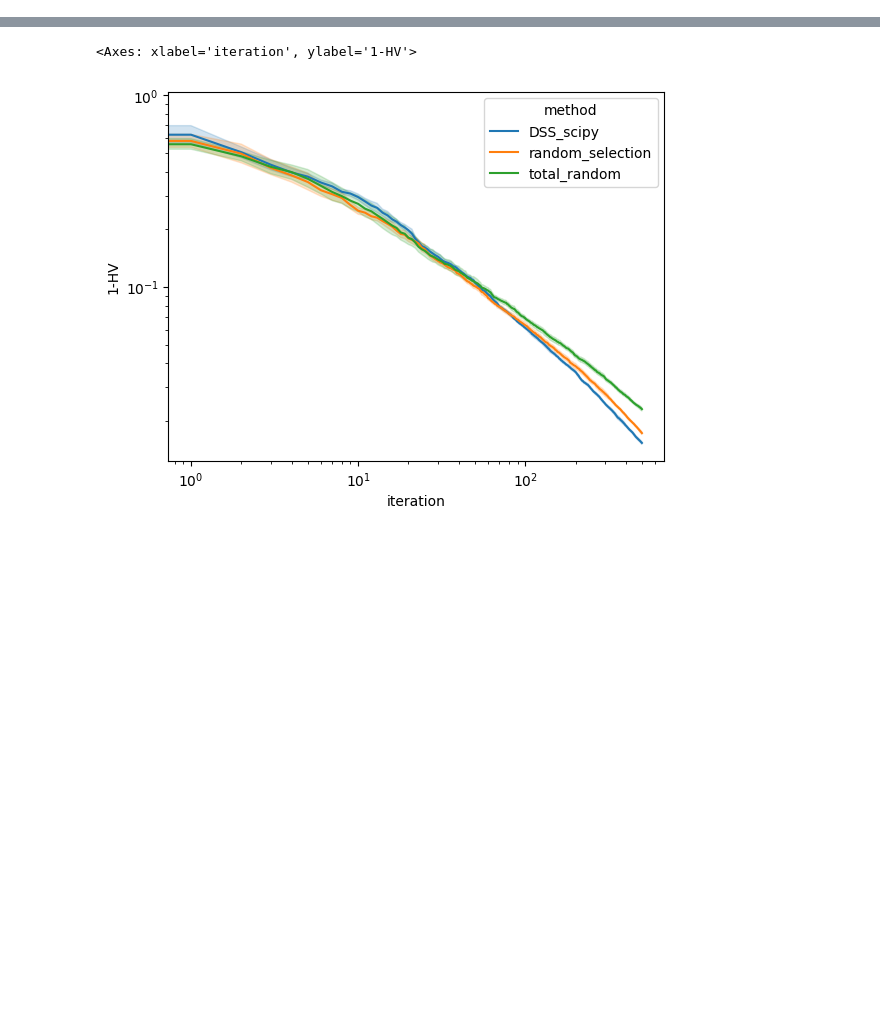
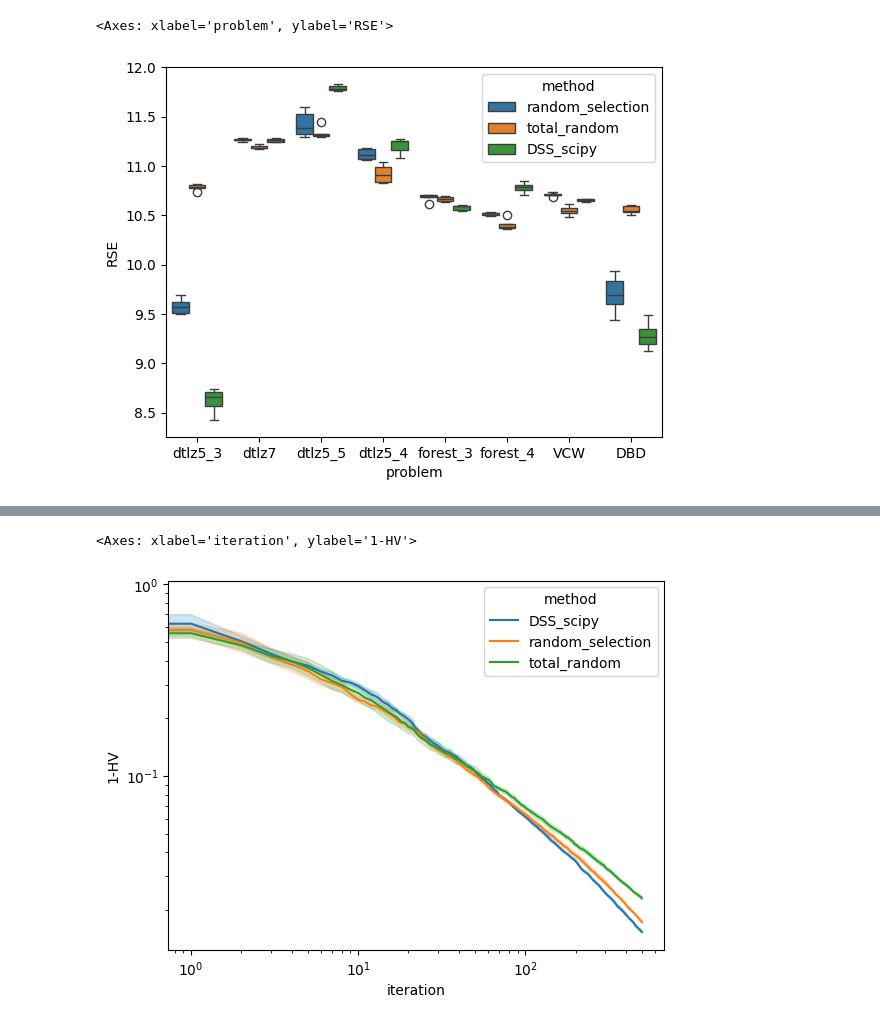
Before and after one commit to light-weaver/iterative-pareto-representer, a Jupyter notebook: notebooks/explore_results.ipynb, the cells around one changed output, grey strips where cells are left out. Saved outputs shown, nothing was run; the diff lists cells and outputs as text; code cells hidden in the pictures; blank space fills up the shorter version.

```diff
--- a/notebooks/explore_results.ipynb
+++ b/notebooks/explore_results.ipynb
@@ -89,0 +183,45 @@ ax.set_ylim(0.9 * f_pd["IGD"].min(), 0.1)
+# %%
+problems = [
+    "dtlz5_5",
+    "dtlz5_3",
+    "dtlz7",
+    "dtlz5_4",
+    "forest_3",
+    "forest_4",
+    "VCW",
+    "DBD",
+]
+
+indicators = ["spacing", "HV", "IGD"]
+filename = "results_temp.json"
+
+all_figs_opts = []
+for problem in problems:
+    for indicator in indicators:
+        all_figs_opts.append((filename, problem, indicator))
+# %%
+results = []
+with Pool(len(os.sched_getaffinity(0))) as p:
+    max_exp = len(all_figs_opts)
+    with tqdm(total=max_exp) as pbar:
+        for i, result in enumerate(p.imap_unordered(auto_plot, all_figs_opts)):
+            pbar.update()
+# %%
+with open(filename, "r") as f:
+    data = f.read()
+
+results = ExperimentResults.model_validate_json(data)
+# %%
+methods = ["DSS_scipy", "random_selection", "total_random"]
+RSE_results = pd.DataFrame(columns=["method","problem", "RSE"])
+
+for result in results.results:
+    method = result.method
+    problem = result.problemName
+    RSE = result.RSE[-1]
+    RSE_results = pd.concat([RSE_results, pd.DataFrame({"method": method, "problem": problem, "RSE": RSE}, index=[0])])
+# %%
+sns.boxplot(data=RSE_results, x="problem", y="RSE", hue="method")
+# %% [output]
+<Axes: xlabel='problem', ylabel='RSE'>
+[figure, added]
```
Also changed, not shown: parts of 7 cells of this notebook, 27 other files.
